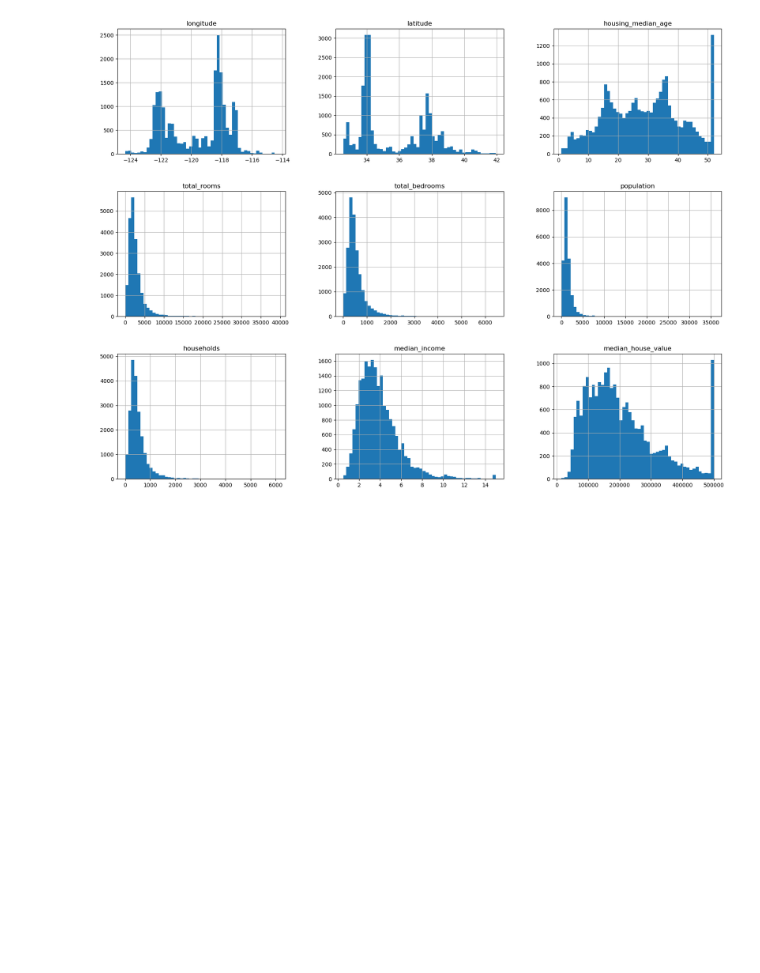
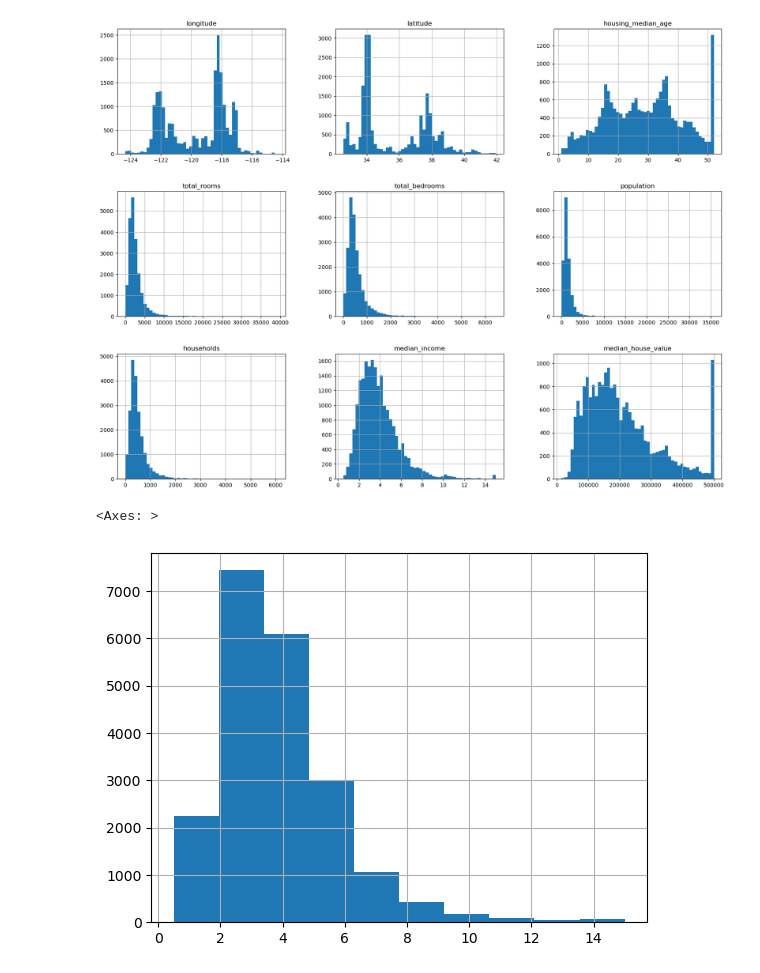
Before and after one commit to SyedHaameem/Housing-Project-I, a Jupyter notebook: housing.ipynb, the cells around one changed output. Saved outputs shown, nothing was run; the diff lists cells and outputs as text; code cells hidden in the pictures; blank space fills up the shorter version.

```diff
--- a/housing.ipynb
+++ b/housing.ipynb
@@ -87,3 +83,8 @@ housing.hist(bins=50 , figsize=(20,15))
 plt.show()
 # %% [output]
 [figure]
+# %%
+housing['median_income'].hist()
+# %% [output]
+<Axes: >
+[figure, added]
```
Also changed, not shown: parts of 5 cells of this notebook.
